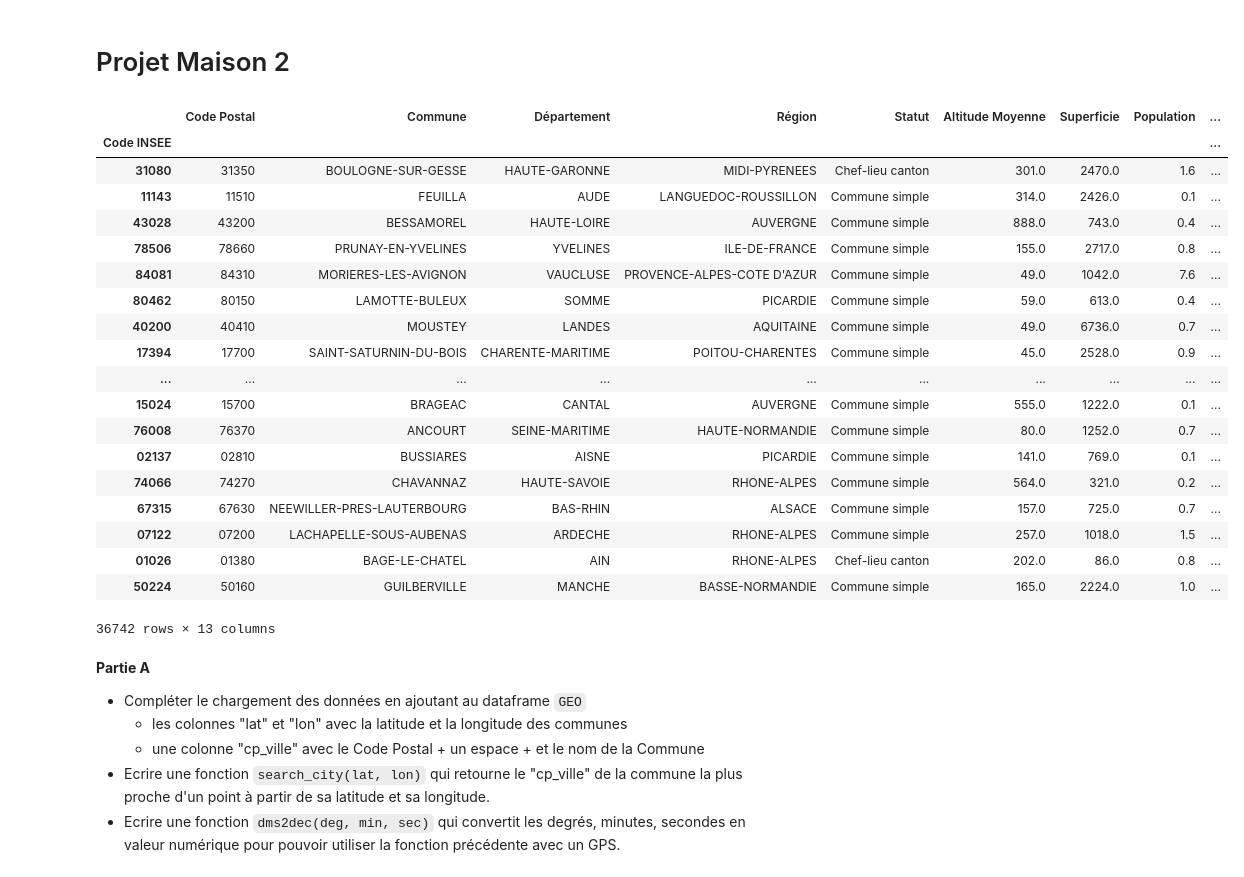
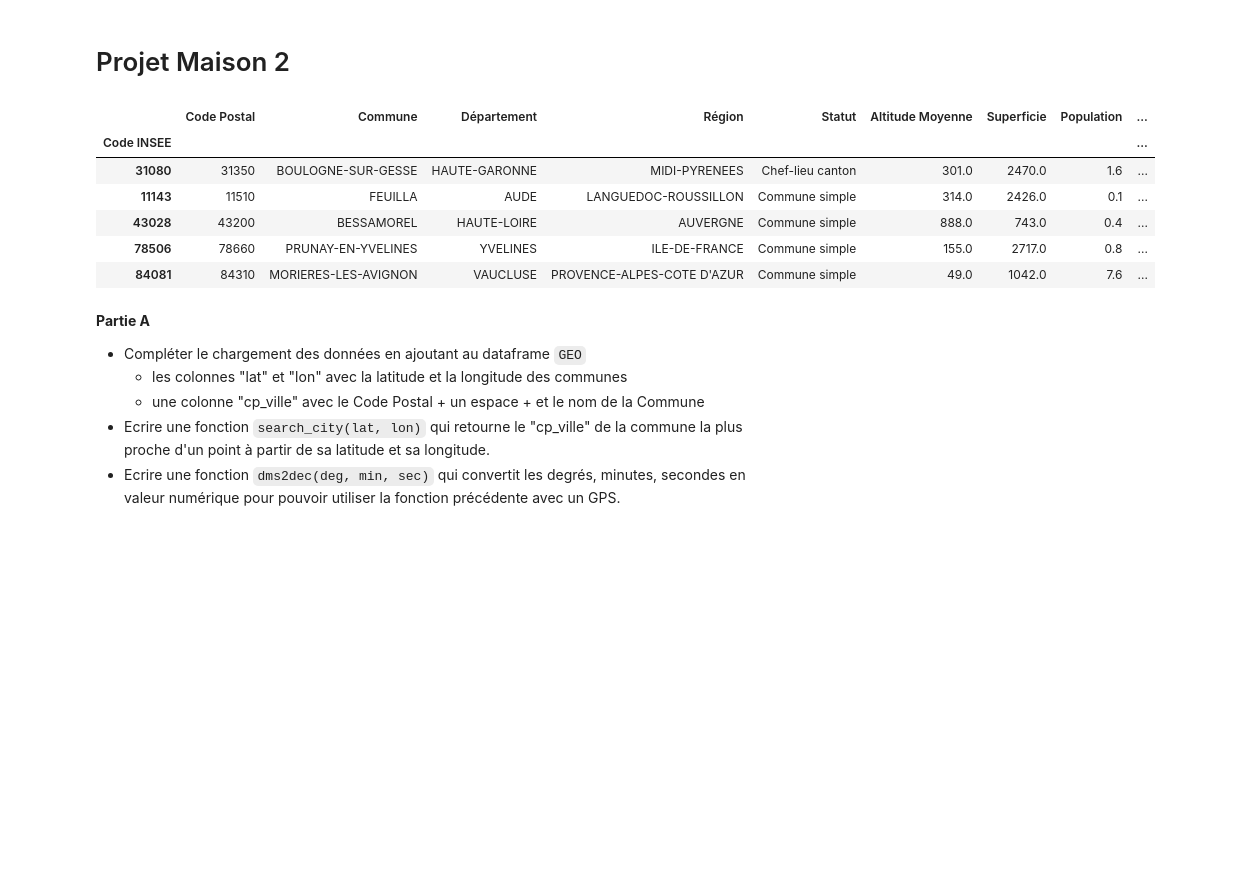
Before and after one commit to aaillaud-21/Projets-Kit-Big-Data, a Jupyter notebook: projet2.ipynb, the cells around one changed output. Cells and saved outputs as stored; diff of their text form; code cells hidden in the pictures; blank space fills up the shorter version.

```diff
--- a/projet2.ipynb
+++ b/projet2.ipynb
@@ -12,37 +15,24 @@ pd.set_option("display.min_rows", 16)
 # %%
 # chargement et traitement des données
 GEO = pd.read_csv("correspondance-code-insee-code-postal.csv",
                    sep=';',
                    usecols=range(11),
                    index_col="Code INSEE")
 
 # A COMPLETER avec les colonnes
 # - lat, lon : latitude et longitude des communes
 # - cp_ville : Code Postal + " " + "Commune"
 GEO[['lat', 'lon']] = GEO["geo_point_2d"].str.extract("(.*), (.*)").astype(float)
 GEO['cp_ville'] = GEO['Code Postal'] + " " + GEO['Commune']
-GEO
+GEO.head()
 # %% [output]
 |  | Code Postal | Commune | Département | Région | Statut | Altitude Moyenne | Superficie | Population | ... |
 | Code INSEE |  |  |  |  |  |  |  |  | ... |
 | 31080 | 31350 | BOULOGNE-SUR-GESSE | HAUTE-GARONNE | MIDI-PYRENEES | Chef-lieu canton | 301.0 | 2470.0 | 1.6 | ... |
 | 11143 | 11510 | FEUILLA | AUDE | LANGUEDOC-ROUSSILLON | Commune simple | 314.0 | 2426.0 | 0.1 | ... |
 | 43028 | 43200 | BESSAMOREL | HAUTE-LOIRE | AUVERGNE | Commune simple | 888.0 | 743.0 | 0.4 | ... |
 | 78506 | 78660 | PRUNAY-EN-YVELINES | YVELINES | ILE-DE-FRANCE | Commune simple | 155.0 | 2717.0 | 0.8 | ... |
 | 84081 | 84310 | MORIERES-LES-AVIGNON | VAUCLUSE | PROVENCE-ALPES-COTE D'AZUR | Commune simple | 49.0 | 1042.0 | 7.6 | ... |
-| 80462 | 80150 | LAMOTTE-BULEUX | SOMME | PICARDIE | Commune simple | 59.0 | 613.0 | 0.4 | ... |
-| 40200 | 40410 | MOUSTEY | LANDES | AQUITAINE | Commune simple | 49.0 | 6736.0 | 0.7 | ... |
-| 17394 | 17700 | SAINT-SATURNIN-DU-BOIS | CHARENTE-MARITIME | POITOU-CHARENTES | Commune simple | 45.0 | 2528.0 | 0.9 | ... |
-| ... | ... | ... | ... | ... | ... | ... | ... | ... | ... |
-| 15024 | 15700 | BRAGEAC | CANTAL | AUVERGNE | Commune simple | 555.0 | 1222.0 | 0.1 | ... |
-| 76008 | 76370 | ANCOURT | SEINE-MARITIME | HAUTE-NORMANDIE | Commune simple | 80.0 | 1252.0 | 0.7 | ... |
-| 02137 | 02810 | BUSSIARES | AISNE | PICARDIE | Commune simple | 141.0 | 769.0 | 0.1 | ... |
-| 74066 | 74270 | CHAVANNAZ | HAUTE-SAVOIE | RHONE-ALPES | Commune simple | 564.0 | 321.0 | 0.2 | ... |
-| 67315 | 67630 | NEEWILLER-PRES-LAUTERBOURG | BAS-RHIN | ALSACE | Commune simple | 157.0 | 725.0 | 0.7 | ... |
-| 07122 | 07200 | LACHAPELLE-SOUS-AUBENAS | ARDECHE | RHONE-ALPES | Commune simple | 257.0 | 1018.0 | 1.5 | ... |
-| 01026 | 01380 | BAGE-LE-CHATEL | AIN | RHONE-ALPES | Chef-lieu canton | 202.0 | 86.0 | 0.8 | ... |
-| 50224 | 50160 | GUILBERVILLE | MANCHE | BASSE-NORMANDIE | Commune simple | 165.0 | 2224.0 | 1.0 | ... |
-36742 rows × 13 columns
 # %% [markdown]
 **Partie A**
 
```
Also changed, not shown: parts of 5 cells of this notebook.
